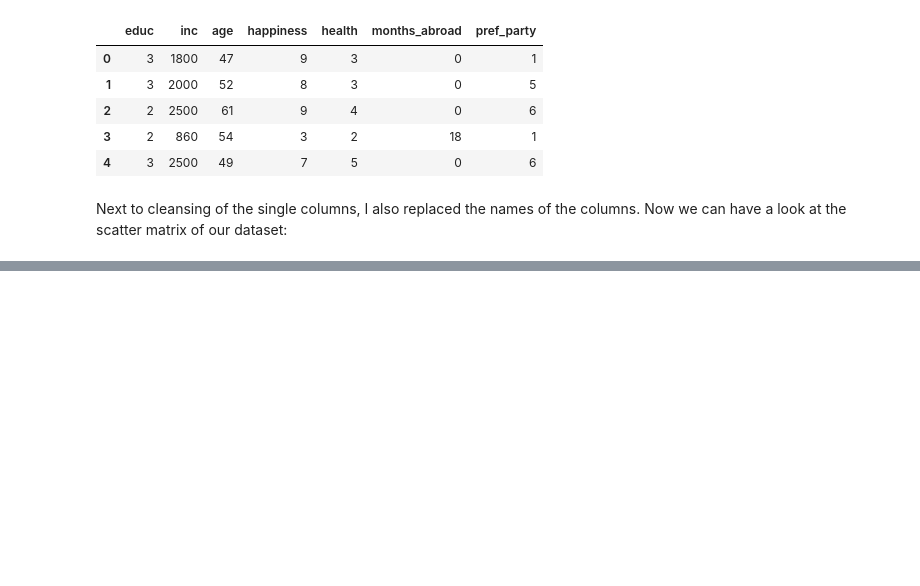
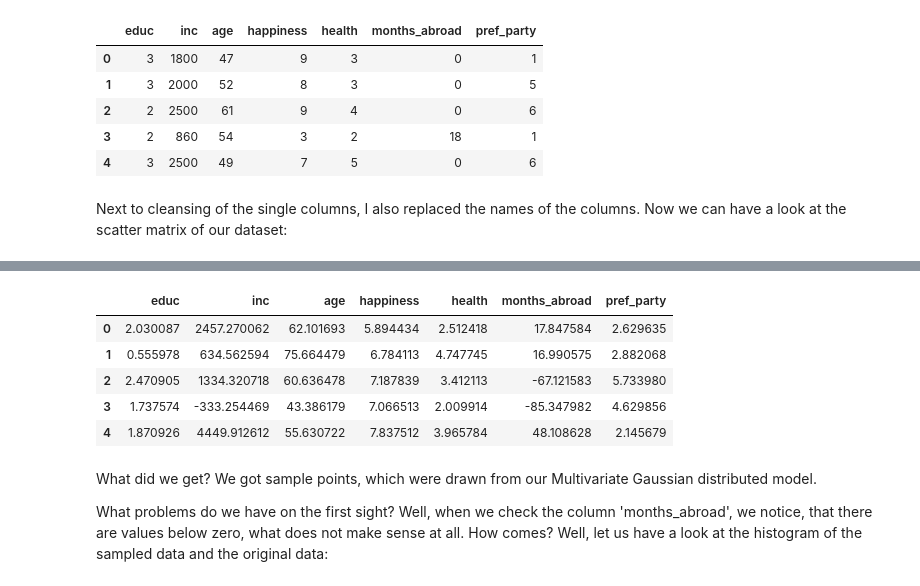
Before and after one commit to christophsaffer/Multiavariate_Gaussian_models, a Jupyter notebook: data_report02.ipynb, the cells around one changed output, grey strips where cells are left out. Saved outputs shown, nothing was run; the diff lists cells and outputs as text; code cells hidden in the pictures; blank space fills up the shorter version.

```diff
--- a/data_report02.ipynb
+++ b/data_report02.ipynb
@@ -69,0 +144,13 @@ As we can see on the diagonal in the scatter matrix, most of the single variable
+# %%
+sampling5000.head()
+# %% [output]
+|  | educ | inc | age | happiness | health | months_abroad | pref_party |
+| 0 | 2.030087 | 2457.270062 | 62.101693 | 5.894434 | 2.512418 | 17.847584 | 2.629635 |
+| 1 | 0.555978 | 634.562594 | 75.664479 | 6.784113 | 4.747745 | 16.990575 | 2.882068 |
+| 2 | 2.470905 | 1334.320718 | 60.636478 | 7.187839 | 3.412113 | -67.121583 | 5.733980 |
+| 3 | 1.737574 | -333.254469 | 43.386179 | 7.066513 | 2.009914 | -85.347982 | 4.629856 |
+| 4 | 1.870926 | 4449.912612 | 55.630722 | 7.837512 | 3.965784 | 48.108628 | 2.145679 |
+# %% [markdown]
+What did we get? We got sample points, which were drawn from our Multivariate Gaussian distributed model.
+
+What problems do we have on the first sight? Well, when we check the column 'months_abroad', we notice, that there are values below zero, what does not make sense at all. How comes? Well, let us have a look at the histogram of the sampled data and the original data:
```
Also changed, not shown: parts of 25 cells of this notebook, 3 other files.
